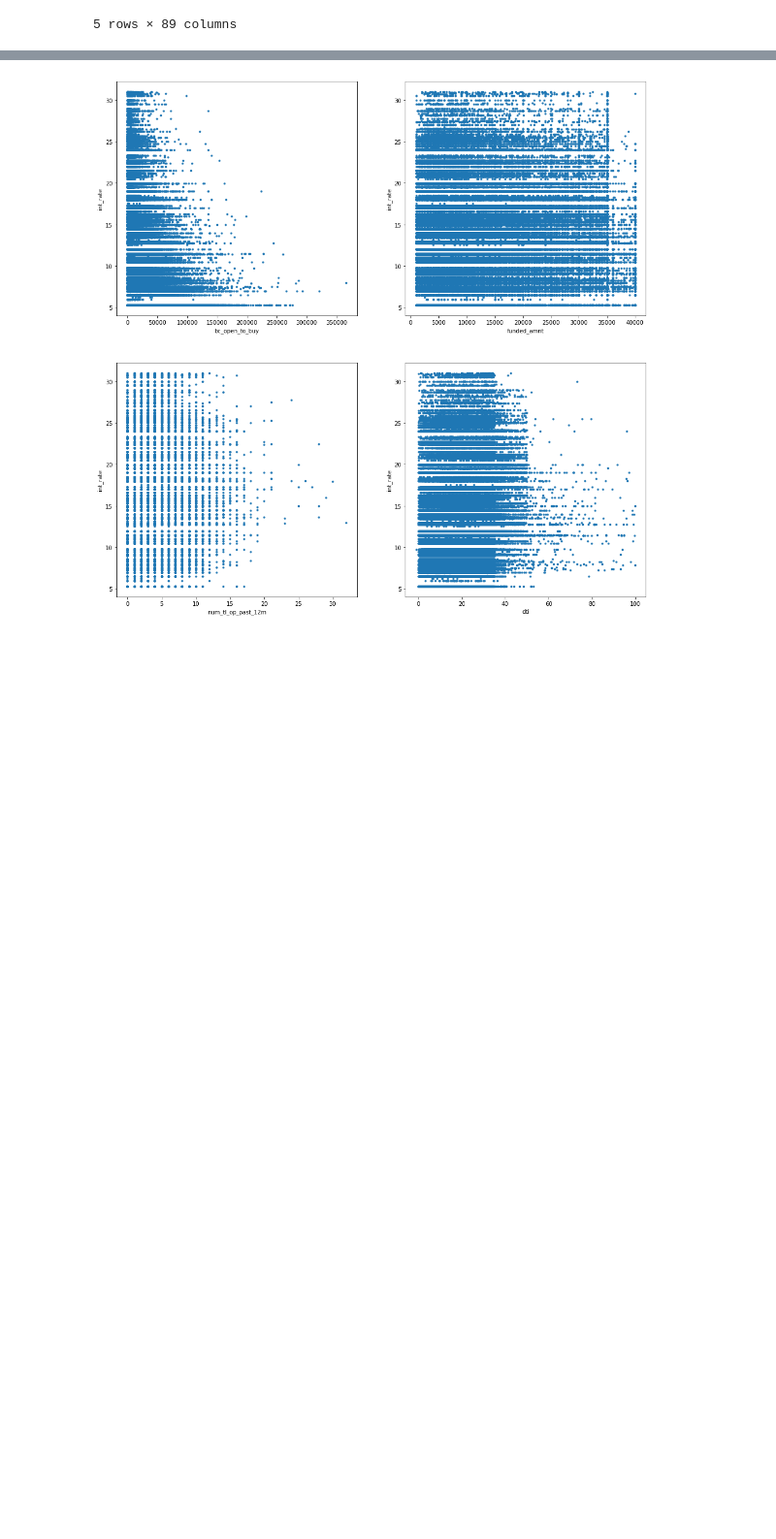
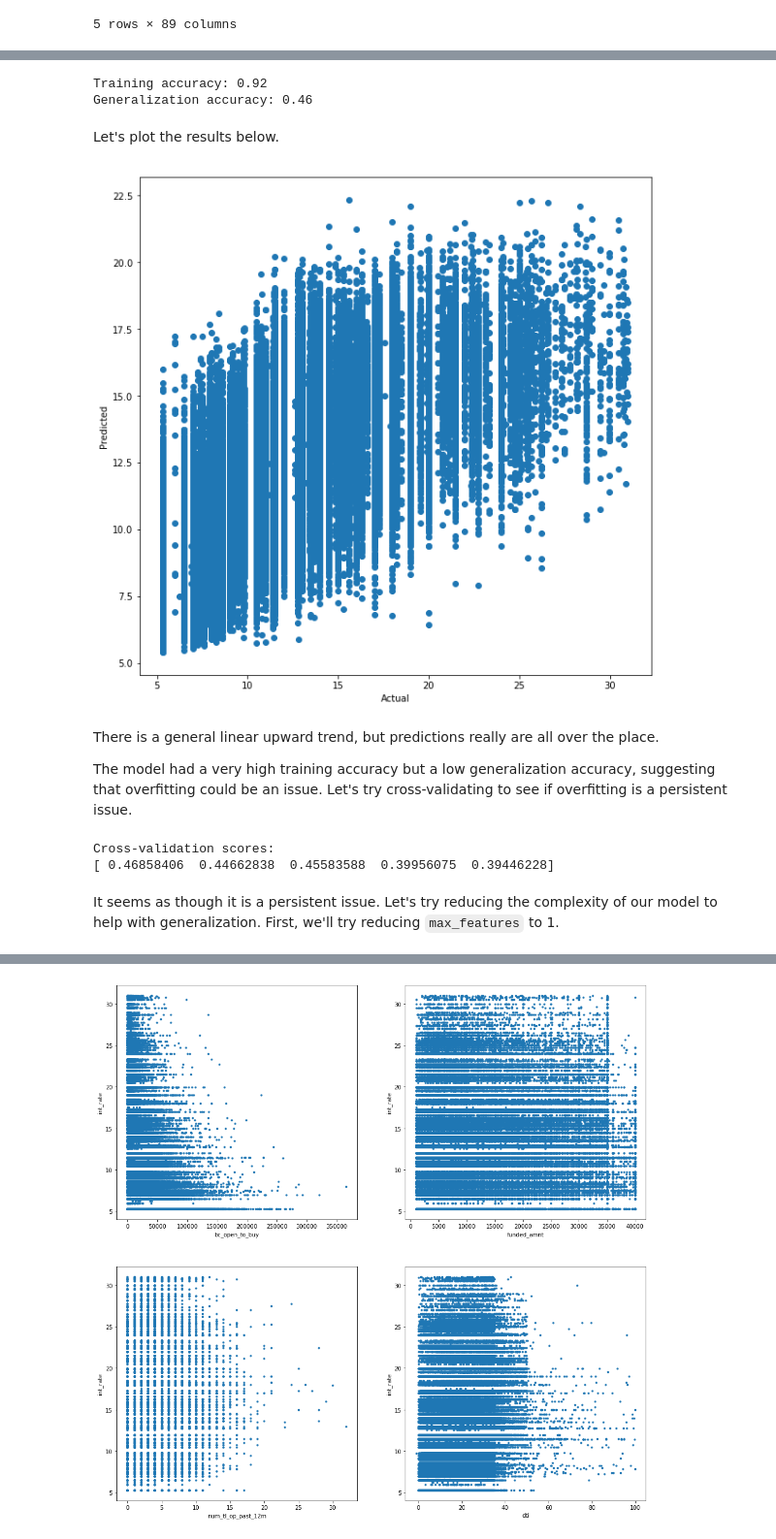
Before and after one commit to nsheth12/lending-club-analysis, a Jupyter notebook: Reverse Engineer LC Grading.ipynb, the cells around one changed output, grey strips where cells are left out. Shown: that part at 97% size. Cells and saved outputs as stored; diff of their text form; code cells hidden in the pictures; blank space fills up the shorter version.

```diff
--- a/Reverse Engineer LC Grading.ipynb
+++ b/Reverse Engineer LC Grading.ipynb
@@ -208,6 +246,5 @@ Dimensions:  (395722, 89)
 # %%
-# reorder columns so variable being predicted is in first column
 cols = lc.columns.tolist()
-cols.insert(0, cols.pop(cols.index(prediction_variable)))
-cols.insert(1, cols.pop(cols.index("grade"))) # put the grade column in between
+cols.insert(0, cols.pop(cols.index("int_rate")))
+cols.insert(1, cols.pop(cols.index("grade")))
 lc = lc.loc[:, cols]
@@ -218,6 +259,9 @@ y = data[:, 0]
 # %%
-X_train, X_test, y_train, y_test = train_test_split(X, y, test_size = 0.15)
+X_train, X_test, y_train, y_test = train_test_split(X, y)
 rf_tt = RandomForestRegressor(n_estimators = 100, n_jobs = -1)
 rf_tt.fit(X_train, y_train)
 print("Training accuracy: {:.2f}".format(rf_tt.score(X_train, y_train)))
 print("Generalization accuracy: {:.2f}".format(rf_tt.score(X_test, y_test)))
+# %% [output]
+Training accuracy: 0.92
+Generalization accuracy: 0.46
@@ -246,8 +268,23 @@ print("Generalization accuracy: {:.2f}".format(rf_500est.score(X_test, y_test)))
+# %% [markdown]
+Let's plot the results below.
+# %%
+fig = plt.figure(1, figsize=(10, 10))
+ax = fig.add_subplot(111)
+plot_scatter(ax, y_test, rf_tt.predict(X_test), "Actual", "Predicted")
+# %% [output]
+[figure, added]
+# %% [markdown]
+There is a general linear upward trend, but predictions really are all over the place.
+
+The model had a very high training accuracy but a low generalization accuracy, suggesting that overfitting could be an issue. Let's try cross-validating to see if overfitting is a persistent issue.
 # %%
-# try cross validating to see if the overfitting is a persistent issue
-
 rf = RandomForestRegressor(n_estimators=100)
 print("Cross-validation scores:\n{}".format(cross_val_score(rf, X, y, cv=5, n_jobs=-1)))
+# %% [output]
+Cross-validation scores:
+[ 0.46858406  0.44662838  0.45583588  0.39956075  0.39446228]
+# %% [markdown]
+It seems as though it is a persistent issue. Let's try reducing the complexity of our model to help with generalization. First, we'll try reducing `max_features` to 1.
 # %%
 rf_lower_max_features = RandomForestRegressor(n_estimators = 100, max_features = 1, n_jobs = -1)
 rf_lower_max_features.fit(X_train, y_train)
```
Also changed, not shown: parts of 32 cells of this notebook.
